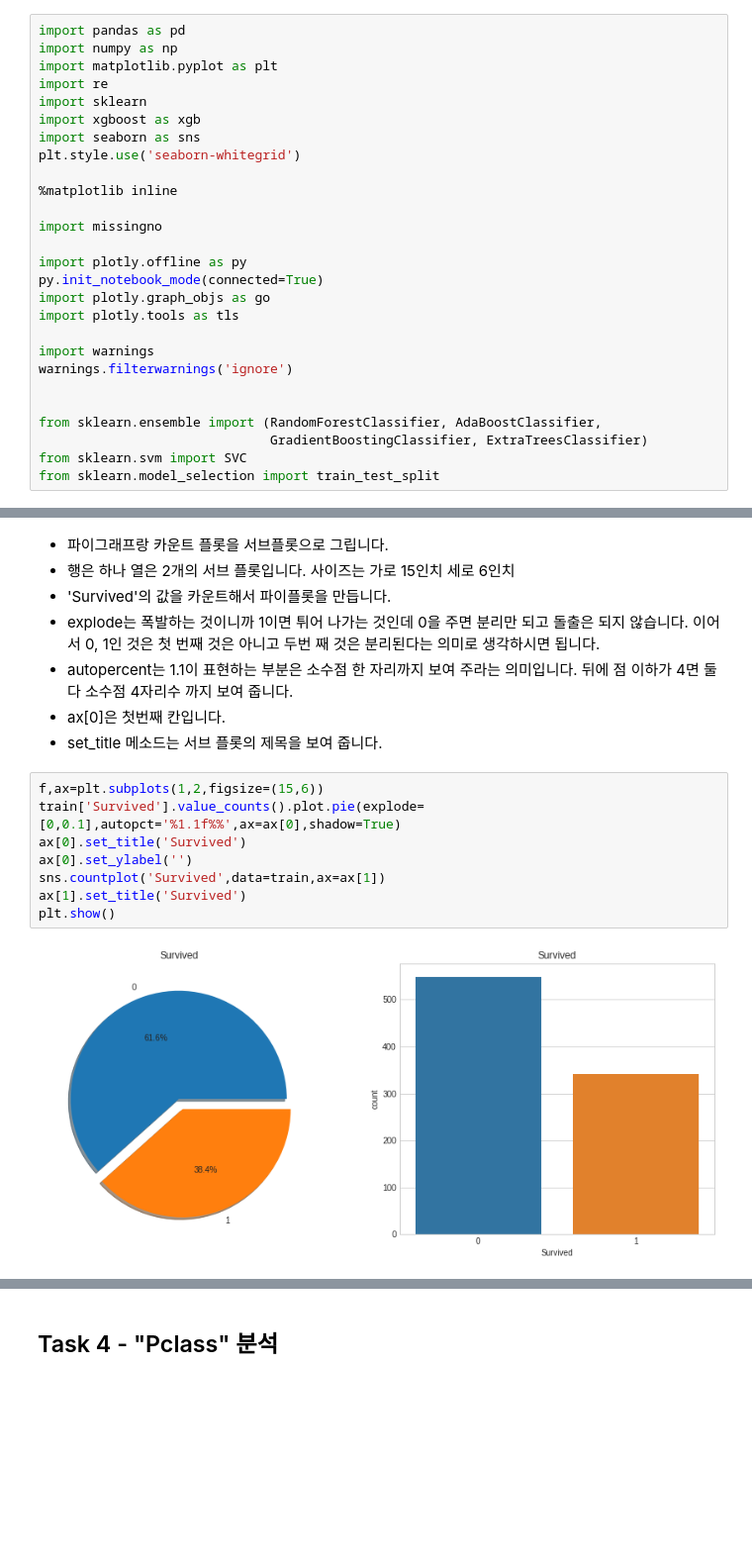
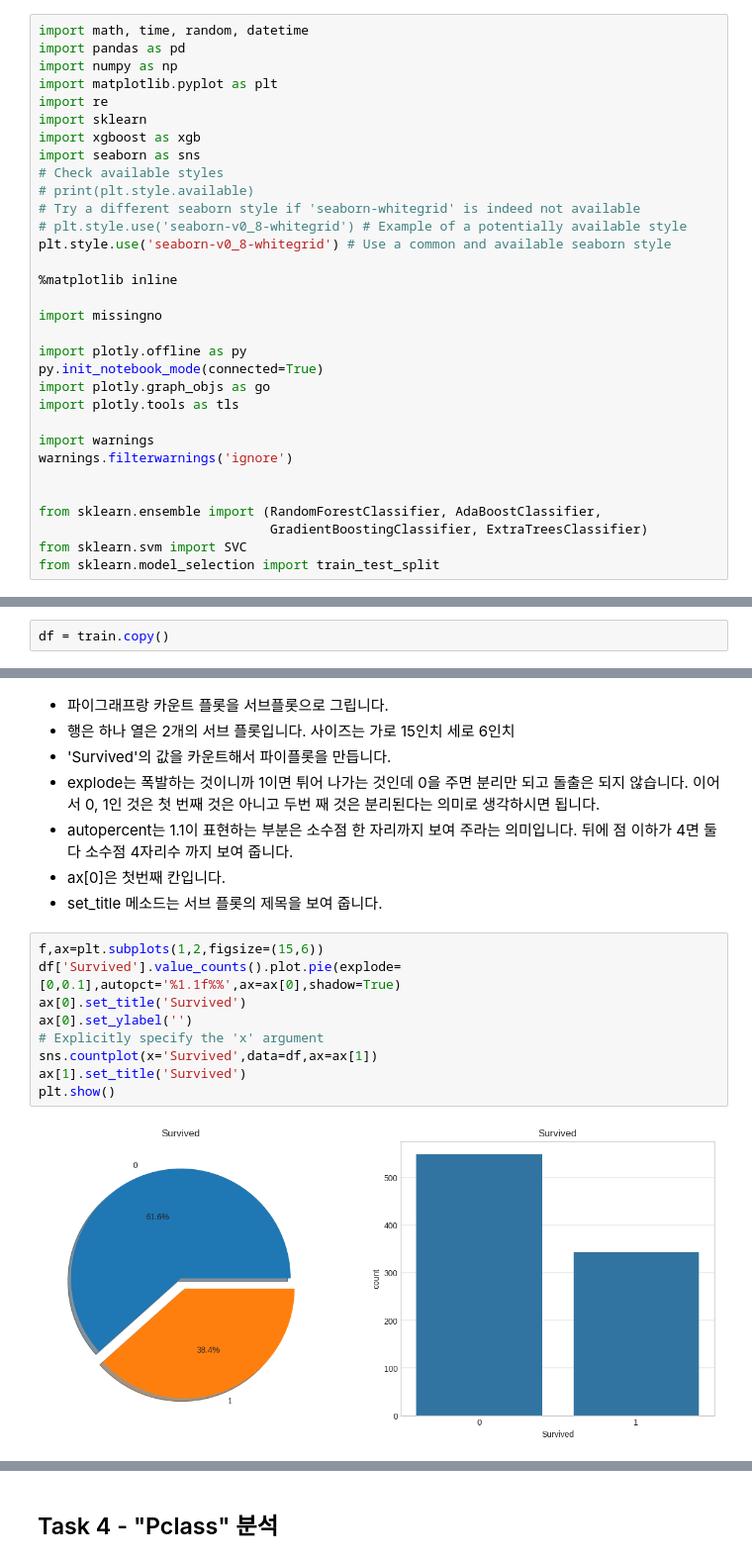
Before and after one commit to joshuajhchoi/ai2learn, a Jupyter notebook: Titanic_강의_버전_1.ipynb, the cells around one changed output, grey strips where cells are left out. Shown at 99% size. Cells and saved outputs as stored; diff of their text form; blank space fills up the shorter version.

```diff
--- a/Titanic_강의_버전_1.ipynb
+++ b/Titanic_강의_버전_1.ipynb
@@ -28,4 +27,5 @@ import math, time, random, datetime
 # %%
+import math, time, random, datetime
 import pandas as pd
 import numpy as np
 import matplotlib.pyplot as plt
@@ -33,7 +33,11 @@ import re
 import sklearn
 import xgboost as xgb
 import seaborn as sns
-plt.style.use('seaborn-whitegrid')
+# Check available styles
+# print(plt.style.available)
+# Try a different seaborn style if 'seaborn-whitegrid' is indeed not available
+# plt.style.use('seaborn-v0_8-whitegrid') # Example of a potentially available style
+plt.style.use('seaborn-v0_8-whitegrid') # Use a common and available seaborn style
 
 %matplotlib inline
 
@@ -284,3 +288,5 @@ df = pd.DataFrame()
+# %%
+df = train.copy()
 # %% [markdown]
 ## Task 3 - "Surived" 분석
 
@@ -316,11 +323,12 @@ Name: Survived, dtype: int64
 * set_title 메소드는 서브 플롯의 제목을 보여 줍니다.
 # %%
 f,ax=plt.subplots(1,2,figsize=(15,6))
-train['Survived'].value_counts().plot.pie(explode=[0,0.1],autopct='%1.1f%%',ax=ax[0],shadow=True)
+df['Survived'].value_counts().plot.pie(explode=[0,0.1],autopct='%1.1f%%',ax=ax[0],shadow=True)
 ax[0].set_title('Survived')
 ax[0].set_ylabel('')
-sns.countplot('Survived',data=train,ax=ax[1])
+# Explicitly specify the 'x' argument
+sns.countplot(x='Survived',data=df,ax=ax[1])
 ax[1].set_title('Survived')
 plt.show()
 # %% [output]
-[figure, old version]
+[figure, new version]
```
Also changed, not shown: parts of 231 cells of this notebook.
